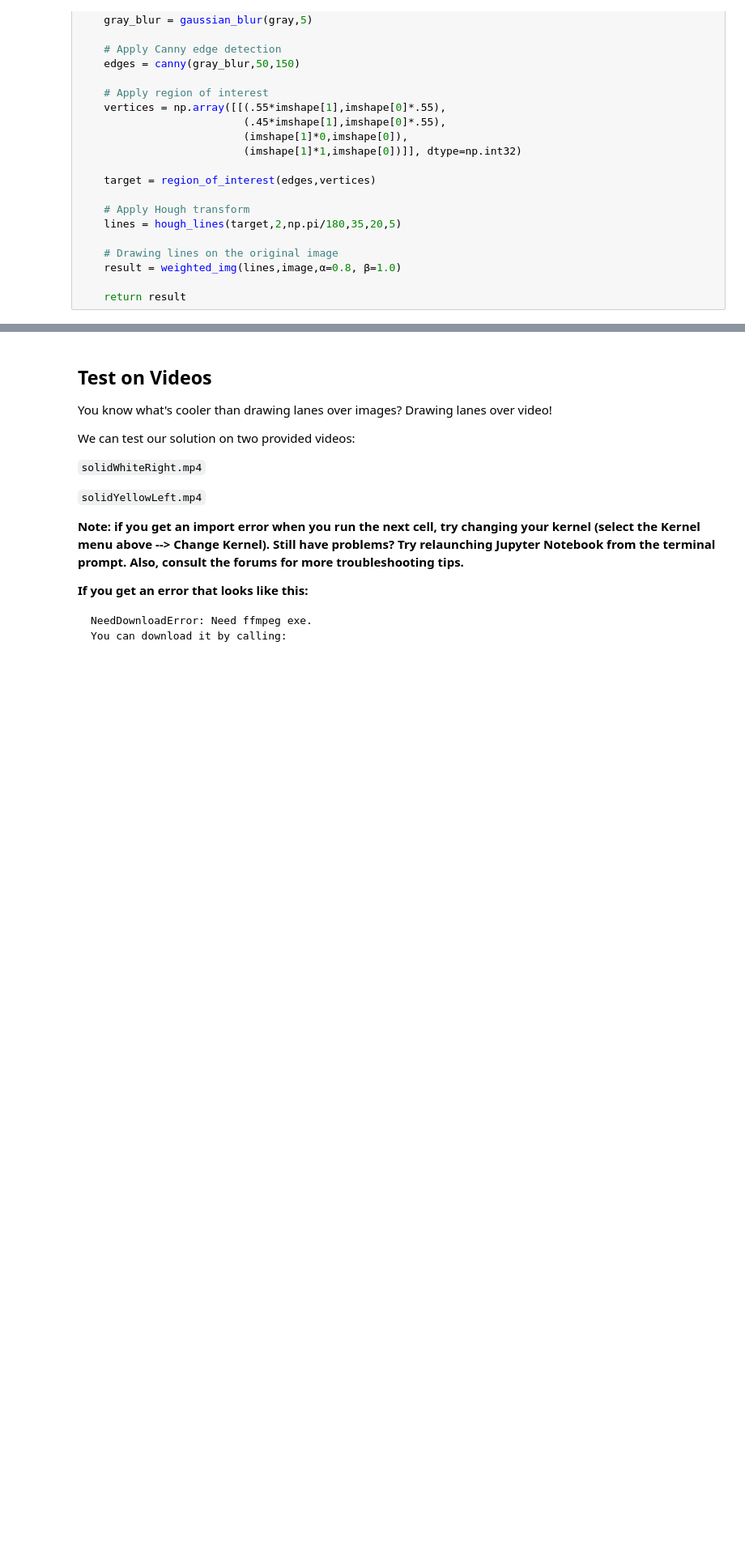
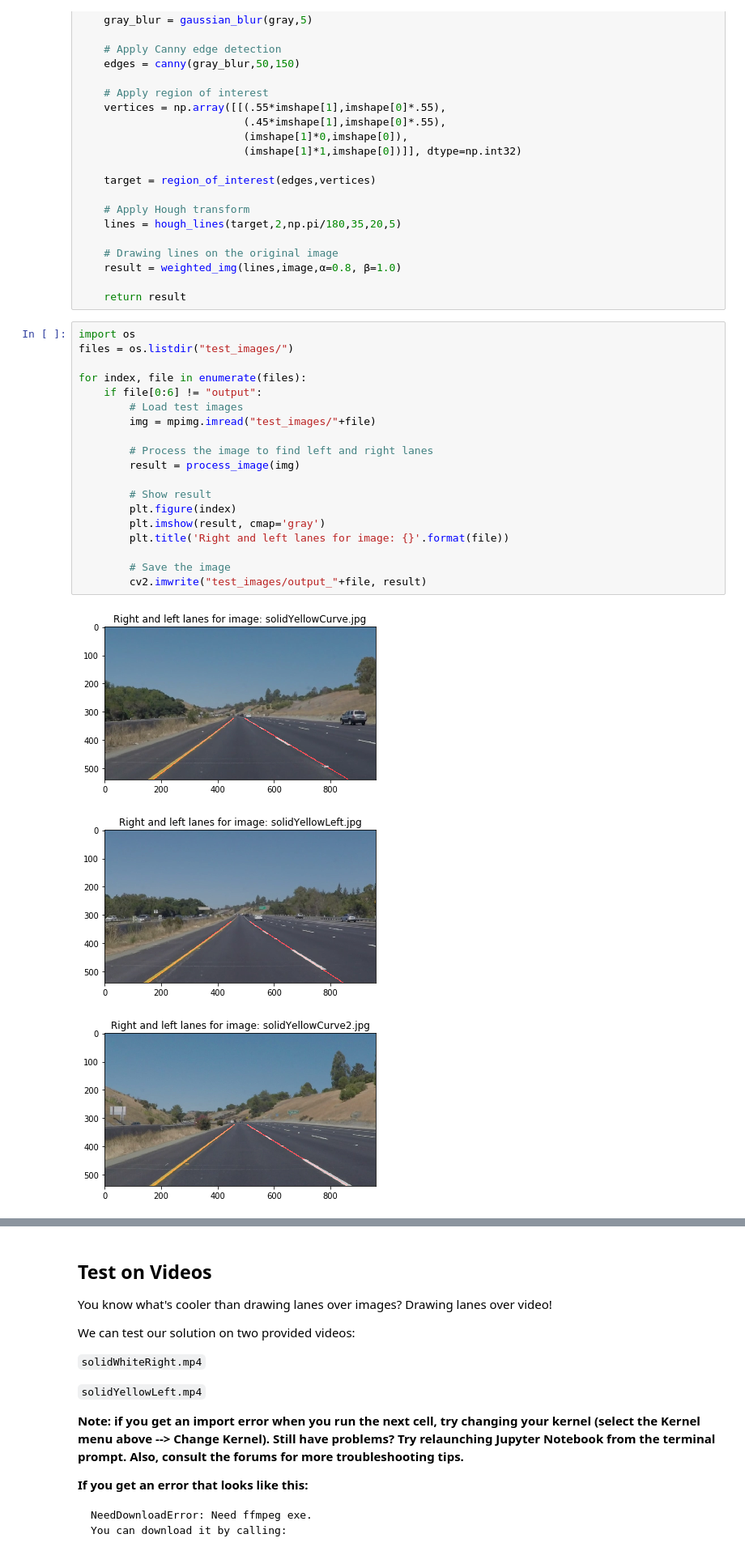
Before and after one commit to kamiarkordari/CarND-LaneLines-P1, a Jupyter notebook: P1.ipynb, the cells around one changed output, grey strips where cells are left out. Shown at 81% size. Cells and saved outputs as stored; diff of their text form; blank space fills up the shorter version.

Commit message:
Add lane finding pipeline for images

```diff
--- a/P1.ipynb
+++ b/P1.ipynb
@@ -225,3 +264,26 @@ def process_image(image):
     result = weighted_img(lines,image,α=0.8, β=1.0)
 
     return result
+# %%
+import os
+files = os.listdir("test_images/")
+
+for index, file in enumerate(files):
+    if file[0:6] != "output":
+        # Load test images
+        img = mpimg.imread("test_images/"+file)
+
+        # Process the image to find left and right lanes
+        result = process_image(img)
+
+        # Show result
+        plt.figure(index)
+        plt.imshow(result, cmap='gray')
+        plt.title('Right and left lanes for image: {}'.format(file))
+
+        # Save the image
+        cv2.imwrite("test_images/output_"+file, result)
+# %% [output]
+[figure, added]
+[figure, added]
+[figure, added]
```
Also changed, not shown: parts of 3 cells of this notebook.
